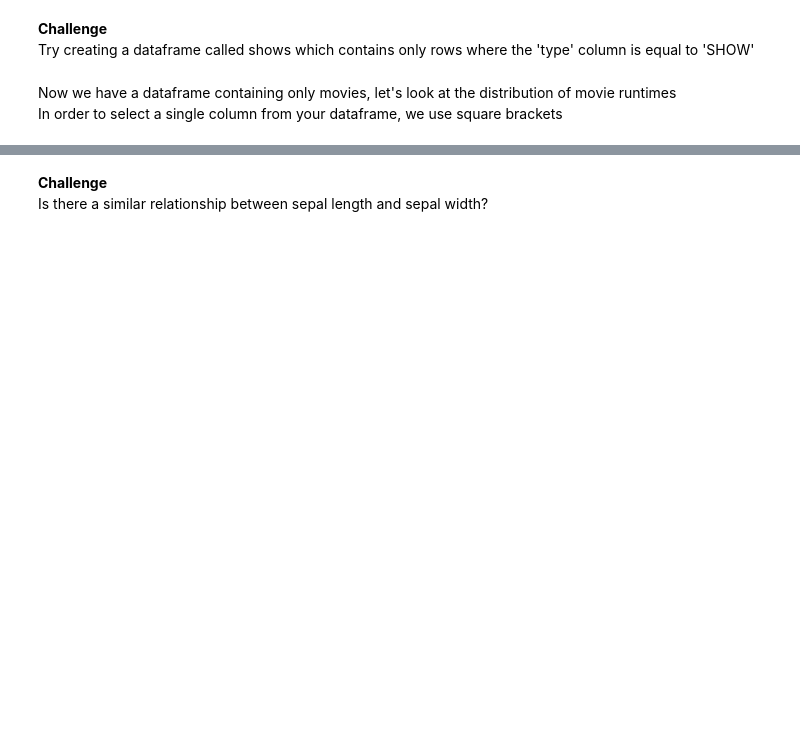
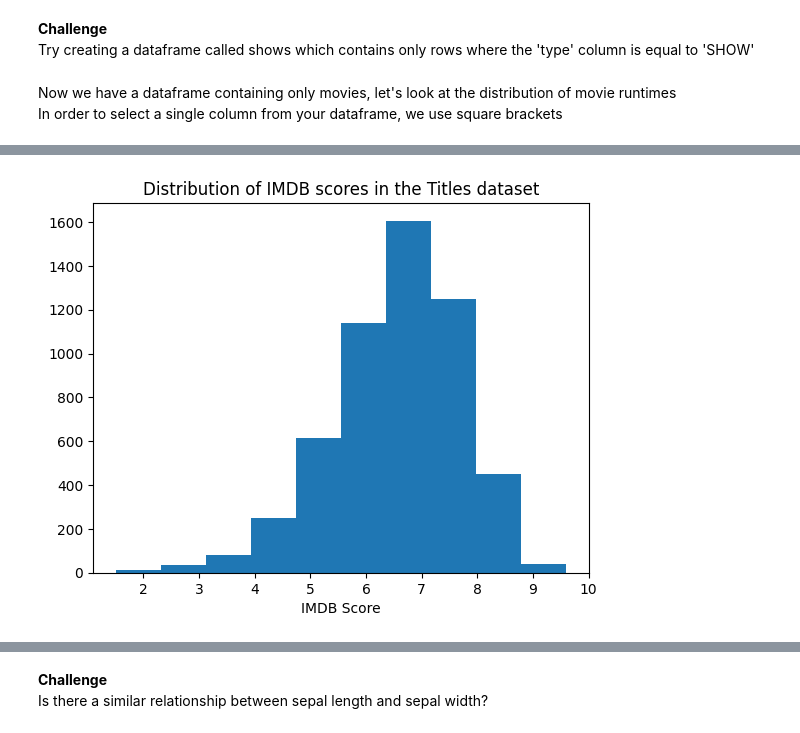
Before and after one commit to s1717837/CodeClub, a Jupyter notebook: Workshop 1 Solutions.ipynb, the cells around one changed output, grey strips where cells are left out. Cells and saved outputs as stored; diff of their text form; code cells hidden in the pictures; blank space fills up the shorter version.

```diff
--- a/Code Club 3.ipynb
+++ b/Workshop 1 Solutions.ipynb
@@ -258,0 +437,7 @@ plt.show()
+# %%
+plt.hist(titles['imdb_score'])
+plt.xlabel('IMDB Score')
+plt.title('Distribution of IMDB scores in the Titles dataset')
+plt.show()
+# %% [output]
+[figure, added]
```
Also changed, not shown: parts of 63 cells of this notebook, 8 other files.
